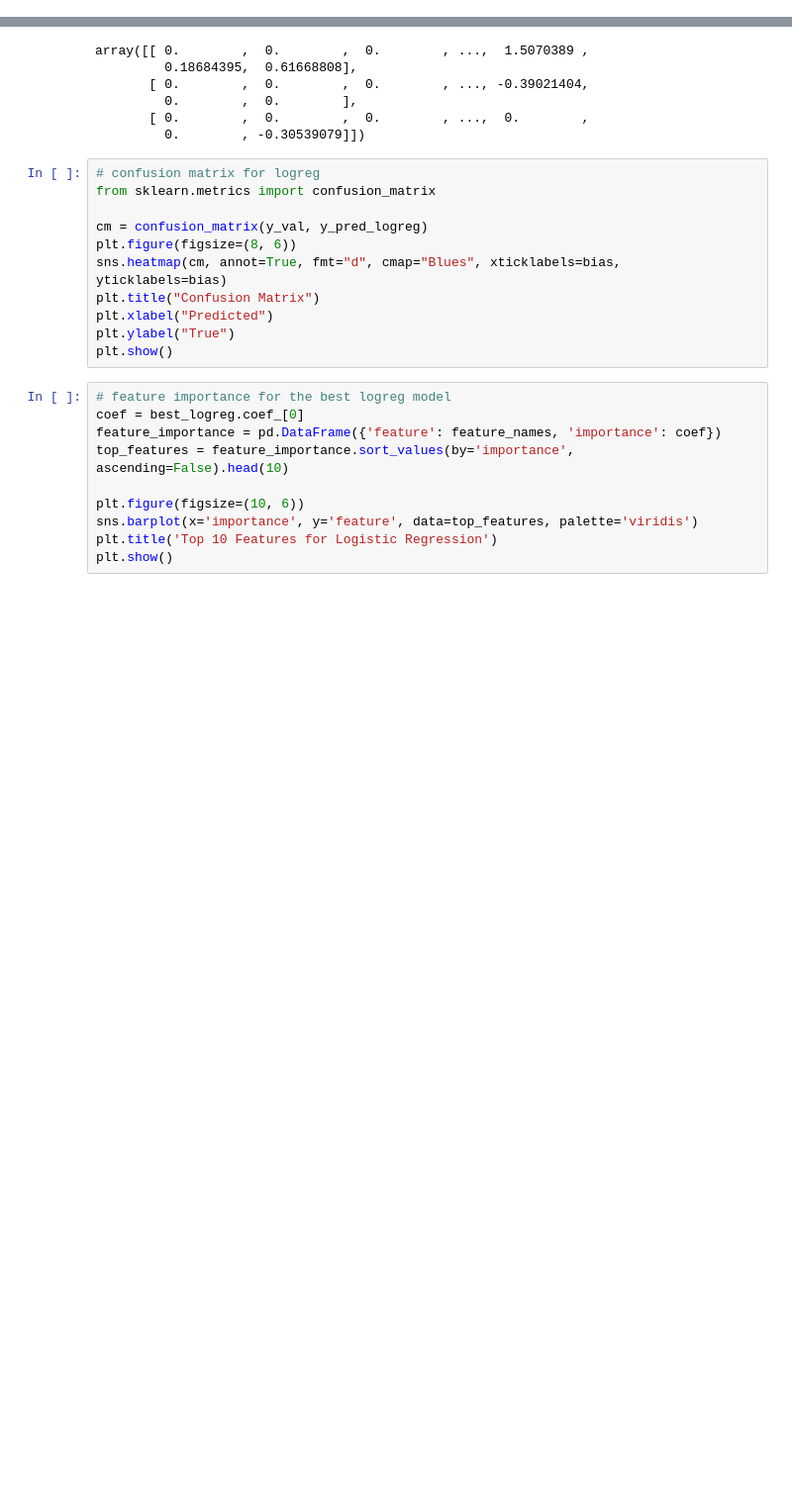
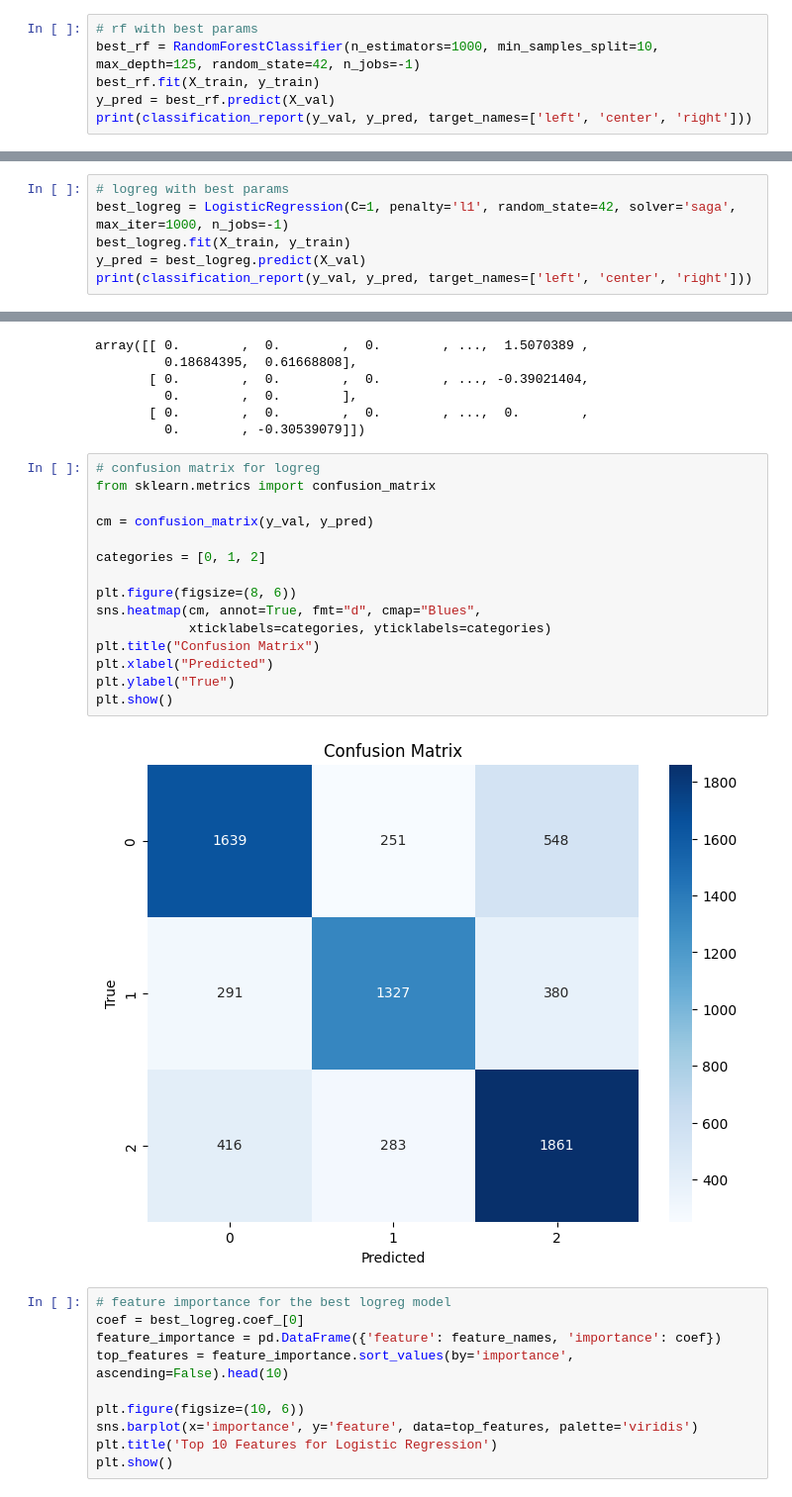
Before and after one commit to UChicago-ML-DL/30100-final, a Jupyter notebook: logistic.ipynb, the cells around one changed output, grey strips where cells are left out. Shown at 99% size. Saved outputs shown, nothing was run; the diff lists cells and outputs as text; blank space fills up the shorter version.

```diff
--- a/logistic.ipynb
+++ b/logistic.ipynb
@@ -327,0 +344,6 @@ Fitting 3 folds for each of 15 candidates, totalling 45 fits
+# %%
+# rf with best params
+best_rf = RandomForestClassifier(n_estimators=1000, min_samples_split=10, max_depth=125, random_state=42, n_jobs=-1)
+best_rf.fit(X_train, y_train)
+y_pred = best_rf.predict(X_val)
+print(classification_report(y_val, y_pred, target_names=['left', 'center', 'right']))
@@ -498,3 +530,9 @@ Best Parameters from Random Search: {'penalty': 'l1', 'C': 1}
 # evalue the tuned model on the test set
 best_logreg = rand_search.best_estimator_
 y_pred_logreg = best_logreg.predict(X_val)
+# %%
+# logreg with best params
+best_logreg = LogisticRegression(C=1, penalty='l1', random_state=42, solver='saga', max_iter=1000, n_jobs=-1)
+best_logreg.fit(X_train, y_train)
+y_pred = best_logreg.predict(X_val)
+print(classification_report(y_val, y_pred, target_names=['left', 'center', 'right']))
@@ -524,14 +572,20 @@ array([[ 0.        ,  0.        ,  0.        , ...,  1.5070389 ,
 # %%
 # confusion matrix for logreg
 from sklearn.metrics import confusion_matrix
 
-cm = confusion_matrix(y_val, y_pred_logreg)
+cm = confusion_matrix(y_val, y_pred)
+
+categories = [0, 1, 2]
+
 plt.figure(figsize=(8, 6))
-sns.heatmap(cm, annot=True, fmt="d", cmap="Blues", xticklabels=bias, yticklabels=bias)
+sns.heatmap(cm, annot=True, fmt="d", cmap="Blues",
+            xticklabels=categories, yticklabels=categories)
 plt.title("Confusion Matrix")
 plt.xlabel("Predicted")
 plt.ylabel("True")
 plt.show()
+# %% [output]
+[figure, added]
 # %%
 # feature importance for the best logreg model
 coef = best_logreg.coef_[0]
```
Also changed, not shown: parts of 26 cells of this notebook.
